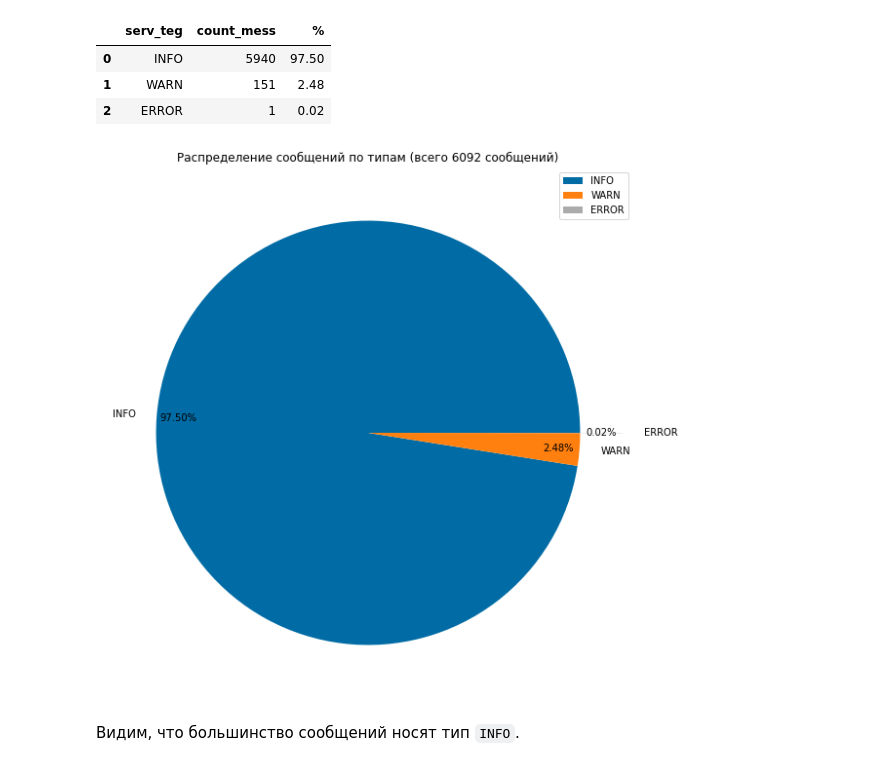
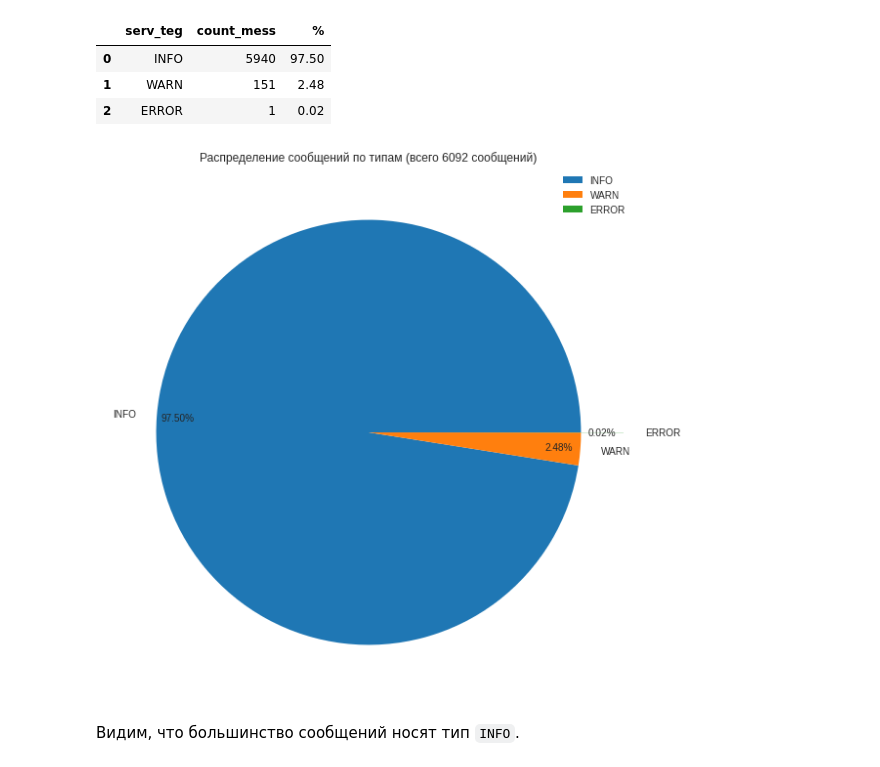
Before and after one commit to vi-bo/minecraft_log, a Jupyter notebook: minecraft_logs_night.ipynb, the cells around one changed output. Cells and saved outputs as stored; diff of their text form; code cells hidden in the pictures.

```diff
--- a/minecraft_logs_night.ipynb
+++ b/minecraft_logs_night.ipynb
@@ -1365,7 +1365,7 @@ value = plot_df['count_mess'].values
 
 # vibo: pie chart
 # vibo: здесь можно поиграться с номером темы (0-27)
-plot_style = 27
+plot_style = 16
 with plt.style.context(plt.style.available[plot_style]):
   fig, ax = plt.subplots(figsize=(10, 10))
   explode = [0, 0, 0.1, 0.1, 0.1]
@@ -1495,20 +1495,20 @@ sort_labels = ['INFO', 'WARN', 'ERROR']
 # %%
 labels = plot_df['serv_teg'].values
 value = plot_df['count_mess'].values
 
 # vibo: pie chart
 # vibo: здесь можно поиграться с номером темы (0-27)
-plot_style = 27
+plot_style = 16
 with plt.style.context(plt.style.available[plot_style]):
   fig, ax = plt.subplots(figsize=(10, 10))
   explode = [0, 0, 0.2]
   ax.pie(value, labels=labels, pctdistance=0.9, explode=explode, autopct='%1.2f%%', labeldistance=1.1)
 
   plt.title(f'Распределение сообщений по типам (всего {sum(values_y)} сообщений)')
   ax.legend(loc='best')
   plt.show()
 # %% [output]
-[figure, old version]
+[figure, new version]
 # %% [markdown]
 Видим, что большинство сообщений носят тип `INFO`.
 # %% [markdown]
```
Also changed, not shown: parts of 1 cell of this notebook.
